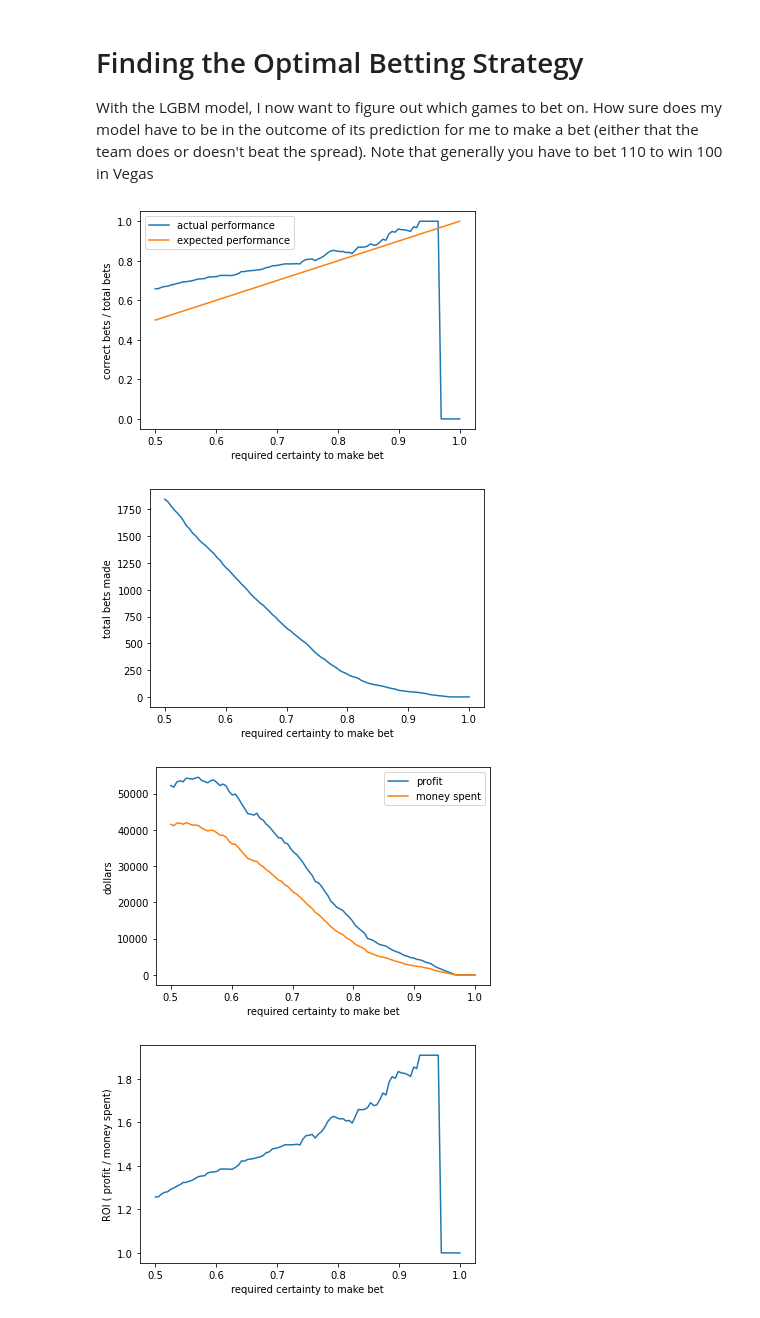
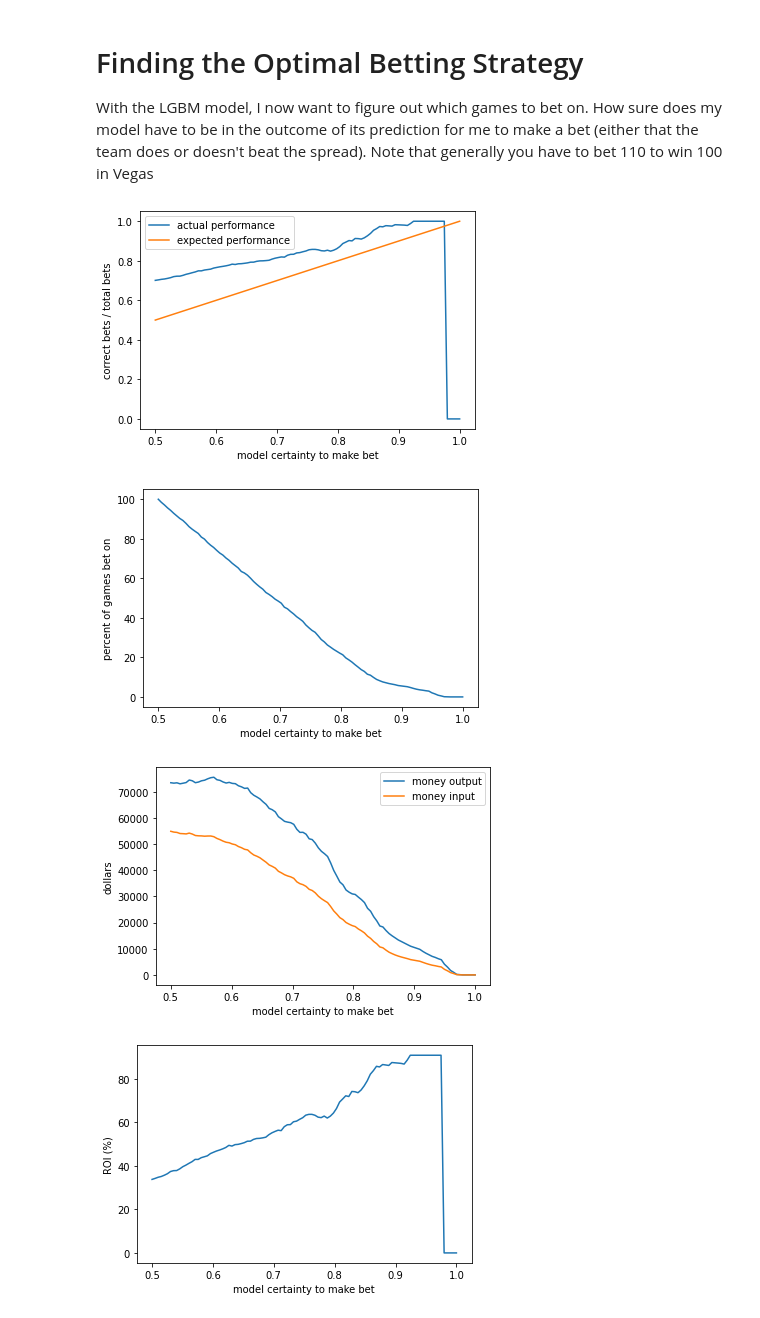
Before and after one commit to subhashk01/NBA-Spread-Prediction, a Jupyter notebook: model_dev.ipynb, the cells around one changed output. Saved outputs shown, nothing was run; the diff lists cells and outputs as text; code cells hidden in the pictures.

```diff
--- a/model_dev.ipynb
+++ b/model_dev.ipynb
@@ -9,6 +9,7 @@ df = pd.read_csv('all_data.csv')
 y = df['beat_spread']
 X = df.copy()
 X.pop('beat_spread')
+X.pop('date')
 X.pop('Unnamed: 0')
 # %% [output]
 0        0
@@ -67,11 +68,10 @@ for train_index, test_index in kf.split(X):
     #print(train_index, test_index)
     X_train, X_test = X.values[train_index], X.values[test_index]
     y_train, y_test = y.values[train_index], y.values[test_index]
-    model = LGBMClassifier(n_estimators = 50)
+    model = KerasClassifier(build_fn=create_baseline, epochs=100, batch_size=5, verbose=0)
     model.fit(X_train, y_train)
 
     rfc_pred_test = model.predict(X_test)
-    print(model.predict_proba(X_test))
     f1_test = f1_score(y_test,rfc_pred_test)
     accuracy_test = accuracy_score(y_test, rfc_pred_test)
 
@@ -148,9 +136,9 @@ def calibrate_thresholds():
     metrics['money_made'] = []
     metrics['ROIs'] = []
     metrics['certainty'] = []
-    metrics['totalbets'] = []
     metrics['lowests'] = []
     metrics['money_per_bet'] = []
+    metrics['percent_of_games_bet'] = [] #how many games are there to bet on
 
 
     for threshold in thresholds:
@@ -159,7 +147,9 @@ def calibrate_thresholds():
         total = 0
         lowest = 110
         totalmoney = 0
+        number_of_games = 0
         for i in range(len(predictions)):
+            number_of_games+=1
             prediction = predictions[i]
             probability_tup = probabilities[i]
             if abs(probability_tup[0]-0.5)>abs(threshold-0.5):
@@ -174,6 +164,7 @@ def calibrate_thresholds():
                 totalmoney+=110
 
                 lowest = min(lowest, money-totalmoney)
+        metrics['percent_of_games_bet'].append(100*total/number_of_games)
         metrics['money_made'].append(money-totalmoney)
         metrics['lowests'].append(lowest)
         if total == 0:
@@ -185,47 +176,46 @@ def calibrate_thresholds():
             metrics['certainty'].append(correct/total)
             metrics['ROIs'].append(ROI)
             metrics['money_per_bet'].append((money-totalmoney)/total)
-        metrics['totalbets'].append(total)
     return metrics
 # %%
 metrics = calibrate_thresholds()
 
 #print(certainty)
 
 plt.figure(0)
 plt.plot(metrics['thresholds'],metrics['certainty'], label = 'actual performance')
-plt.xlabel('required certainty to make bet')
+plt.xlabel('model certainty to make bet')
 plt.ylabel('correct bets / total bets')
 plt.plot(metrics['thresholds'], metrics['thresholds'], label = 'expected performance')
 plt.legend()
 
 plt.figure(1)
-plt.plot(metrics['thresholds'],metrics['totalbets'])
-plt.xlabel('required certainty to make bet')
-plt.ylabel('total bets made')
+plt.plot(metrics['thresholds'],metrics['percent_of_games_bet'])
+plt.xlabel('model certainty to make bet')
+plt.ylabel('percent of games bet on')
 
 plt.figure(2)
-plt.plot(metrics['thresholds'],metrics['money_made'], label = 'profit')
-plt.xlabel('required certainty to make bet')
+plt.plot(metrics['thresholds'],metrics['money_made'], label = 'money output')
+plt.xlabel('model certainty to make bet')
 plt.ylabel('dollars')
 plt.plot(metrics['thresholds'], [metrics['money_made'][i]/metrics['ROIs'][i] for i in range(len(metrics['money_made']))],
-         label = 'money spent')
+         label = 'money input')
 plt.legend()
 
 plt.figure(3)
-plt.plot(metrics['thresholds'],metrics['ROIs'])
-plt.xlabel('required certainty to make bet')
-plt.ylabel('ROI ( profit / money spent)')
+plt.plot(metrics['thresholds'],100*np.array(metrics['ROIs'])-100)
+plt.xlabel('model certainty to make bet')
+plt.ylabel('ROI (%)')
 
 plt.figure(4)
 plt.plot(metrics['thresholds'],metrics['money_per_bet'])
-plt.xlabel('required certainty to make bet')
+plt.xlabel('model certainty to make bet')
 plt.ylabel('money made per bet')
 
 
 plt.show()
 # %% [output]
-[figure, old version]
+[figure, new version]
-[figure, old version]
+[figure, new version]
-[figure, old version]
+[figure, new version]
-[figure, old version]
+[figure, new version]
```
Also changed, not shown: parts of 6 cells of this notebook, 8 other files.
